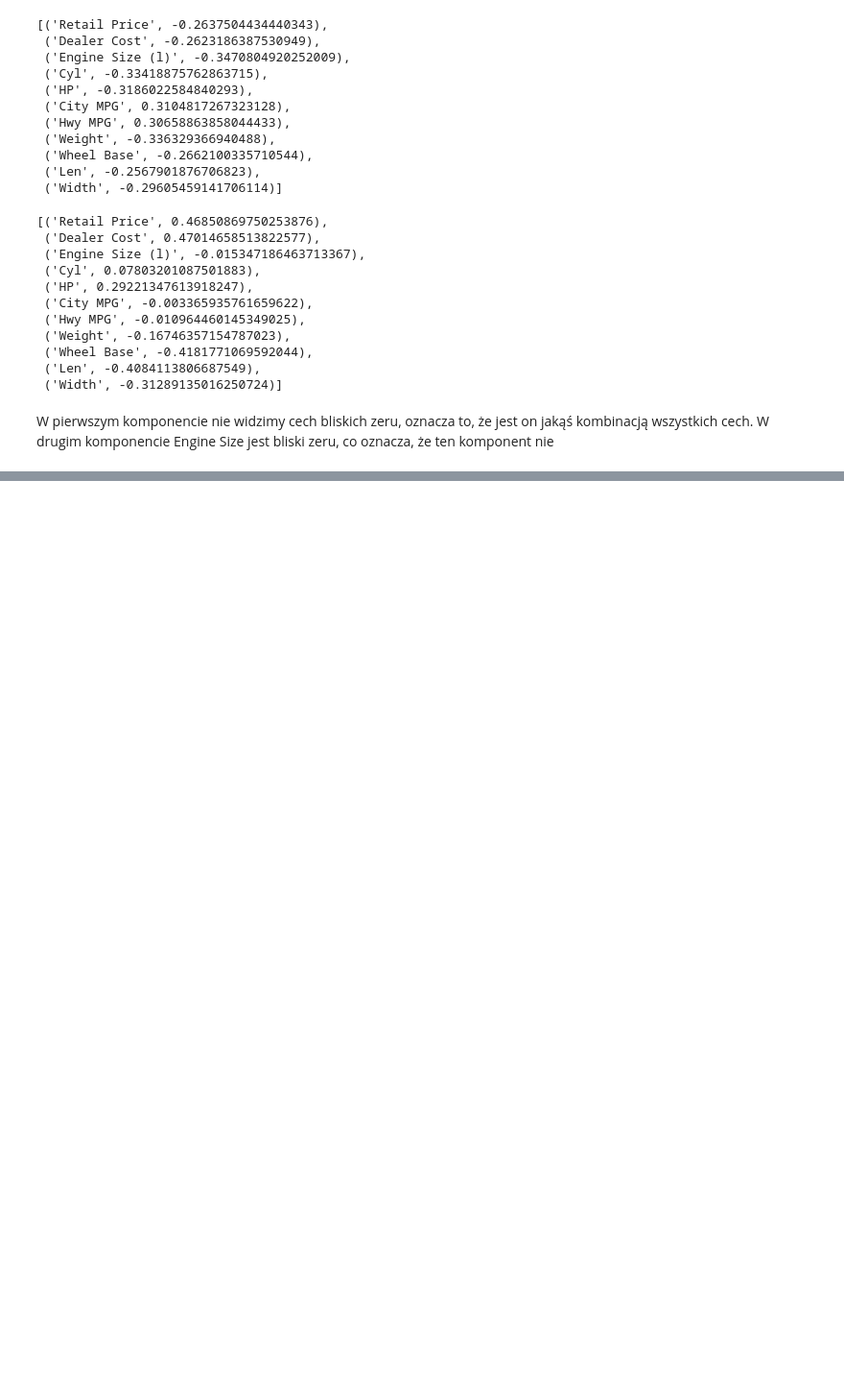
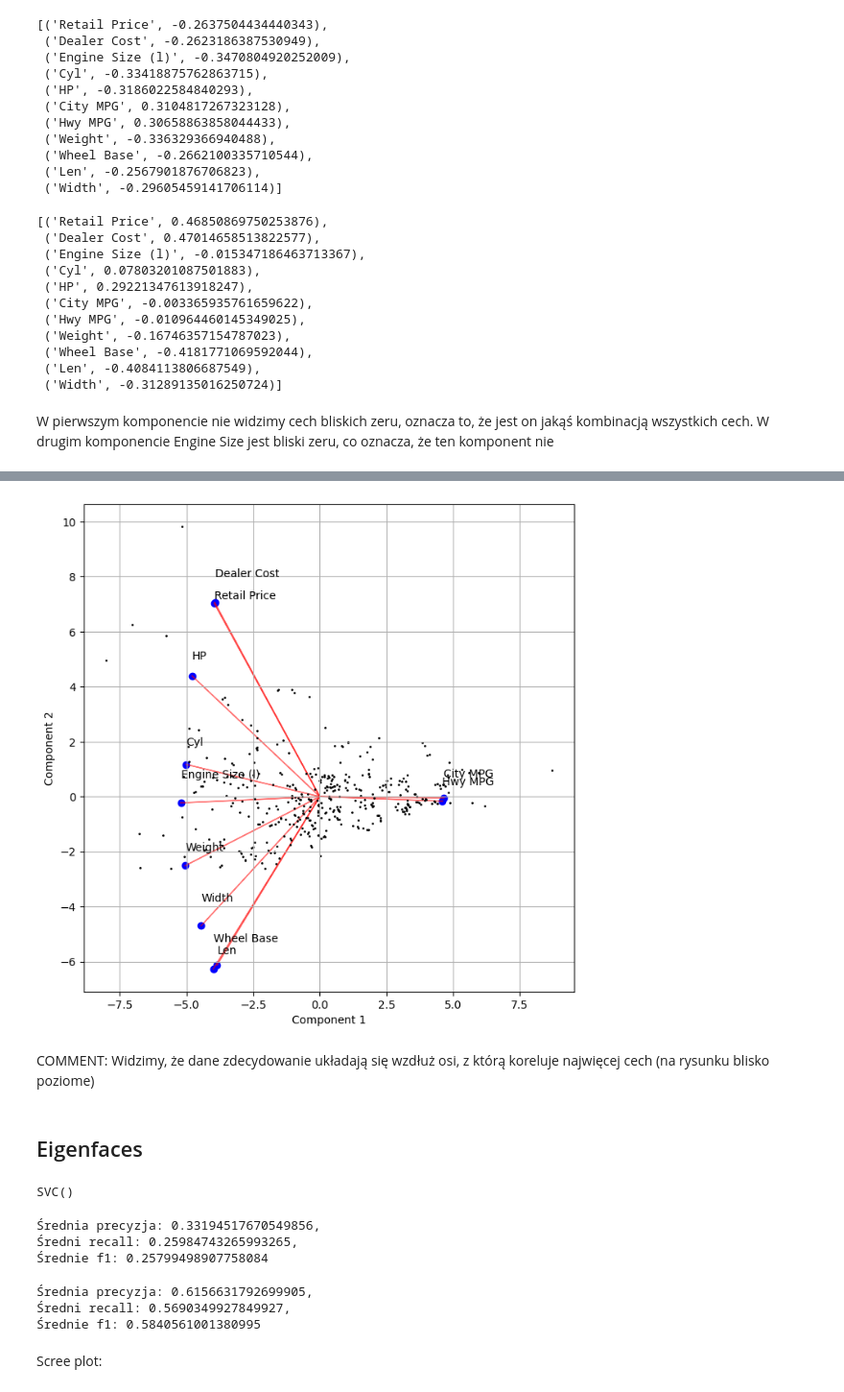
Before and after one commit to pweglik/data-exploration, a Jupyter notebook: lab1/lab1.ipynb, the cells around one changed output, grey strips where cells are left out. Shown at 96% size. Cells and saved outputs as stored; diff of their text form; code cells hidden in the pictures; blank space fills up the shorter version.

```diff
--- a/lab1/lab1.ipynb
+++ b/lab1/lab1.ipynb
@@ -240,0 +272,25 @@ W drugim komponencie Engine Size jest bliski zeru, co oznacza, że ten komponent
+# %%
+plt.figure(figsize=(8, 8))
+plt.scatter(15 * pca.components_[0], 15 * pca.components_[1], color='b')
+
+for i, feature in enumerate(features_names):
+    plt.arrow(0, 0, 15 * pca.components_[0][i], 15 * pca.components_[1][i], color='r', alpha=0.5, width=0.005)
+    plt.text(15 * pca.components_[0][i], 15 * pca.components_[1][i] + np.random.uniform(0, 1), feature, fontsize=10, ha='left')
+
+
+plt.scatter(X_pca[:, 0], X_pca[:, 1], c="black", s=1)
+
+# Set labels and title
+plt.xlabel('Component 1')
+plt.ylabel('Component 2')
+
+# Show plot
+plt.grid(True)
+plt.show()
+# %% [output]
+[figure, added]
+# %% [markdown]
+COMMENT:
+Widzimy, że dane zdecydowanie układają się wzdłuż osi, z którą koreluje najwięcej cech (na rysunku blisko poziome)
+# %% [markdown]
+## Eigenfaces
@@ -240,0 +311,6 @@ W drugim komponencie Engine Size jest bliski zeru, co oznacza, że ten komponent
+# %%
+from sklearn import svm
+clf_svm = svm.SVC(kernel='rbf')
+clf_svm.fit(X_train_PCA, y_train)
+# %% [output]
+SVC()
@@ -240,0 +323,26 @@ W drugim komponencie Engine Size jest bliski zeru, co oznacza, że ten komponent
+# %%
+print(
+    f"Średnia precyzja: {np.mean(precision)},\nŚredni recall: {np.mean(recall)},\nŚrednie f1: {np.mean(f1_score)}"
+)
+# %% [output]
+Średnia precyzja: 0.33194517670549856,
+Średni recall: 0.25984743265993265,
+Średnie f1: 0.25799498907758084
+# %%
+from sklearn.neural_network import MLPClassifier
+clf_mlp = MLPClassifier()
+clf_mlp = clf_mlp.fit(X_train_PCA, y_train)
+
+precision = cross_val_score(clf_mlp, X_test_pca, y_test, cv=5, scoring='precision_macro')
+recall = cross_val_score(clf_mlp, X_test_pca, y_test, cv=5, scoring='recall_macro')
+f1_score = cross_val_score(clf_mlp, X_test_pca, y_test, cv=5, scoring='f1_macro')
+
+print(
+    f"Średnia precyzja: {np.mean(precision)},\nŚredni recall: {np.mean(recall)},\nŚrednie f1: {np.mean(f1_score)}"
+)
+# %% [output]
+Średnia precyzja: 0.6156631792699905,
+Średni recall: 0.5690349927849927,
+Średnie f1: 0.5840561001380995
+# %% [markdown]
+Scree plot:
```
Also changed, not shown: parts of 32 cells of this notebook.
